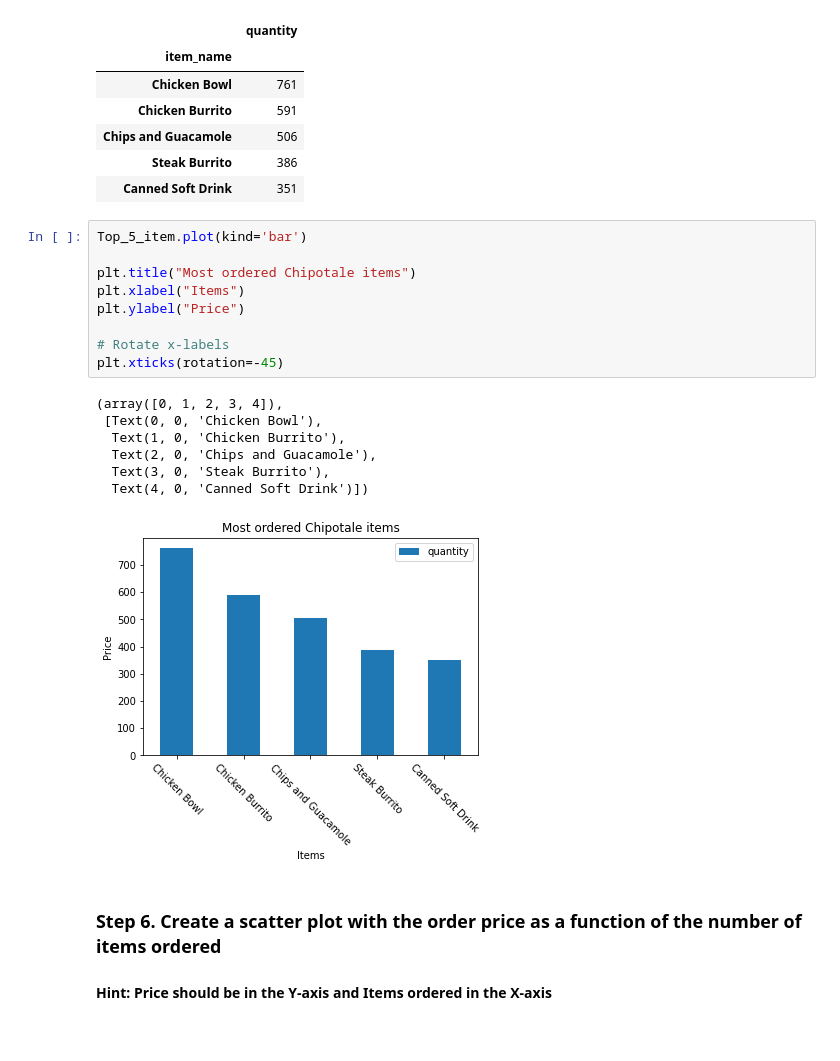
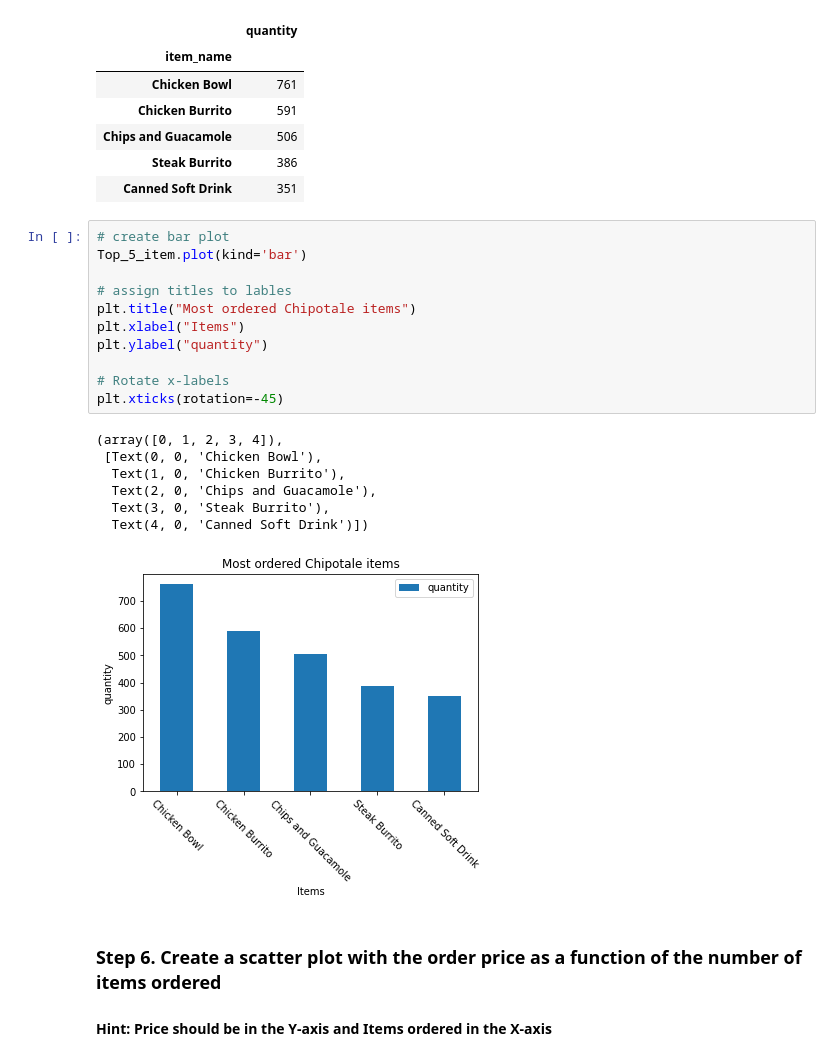
Before and after one commit to Himanshu-pardhi/BeCodeWorkHim, a Jupyter notebook: content/3.data_tools/data_visualization/drills/Chipotle/Exercises.ipynb, the cells around one changed output. Cells and saved outputs as stored; diff of their text form.

```diff
--- a/content/3.data_tools/data_visualization/drills/Chipotle/Exercises.ipynb
+++ b/content/3.data_tools/data_visualization/drills/Chipotle/Exercises.ipynb
@@ -52,22 +52,24 @@ Top_5_item
 | Steak Burrito | 386 |
 | Canned Soft Drink | 351 |
 # %%
+# create bar plot
 Top_5_item.plot(kind='bar')
 
+# assign titles to lables
 plt.title("Most ordered Chipotale items")
 plt.xlabel("Items")
-plt.ylabel("Price")
+plt.ylabel("quantity")
 
 # Rotate x-labels
 plt.xticks(rotation=-45)
 # %% [output]
 (array([0, 1, 2, 3, 4]),
  [Text(0, 0, 'Chicken Bowl'),
   Text(1, 0, 'Chicken Burrito'),
   Text(2, 0, 'Chips and Guacamole'),
   Text(3, 0, 'Steak Burrito'),
   Text(4, 0, 'Canned Soft Drink')])
-[figure, old version]
+[figure, new version]
 # %% [markdown]
 ### Step 6. Create a scatter plot with the order price as a function of the number of items ordered
 #### Hint: Price should be in the Y-axis and Items ordered in the X-axis
```
Also changed, not shown: parts of 3 cells of this notebook.
